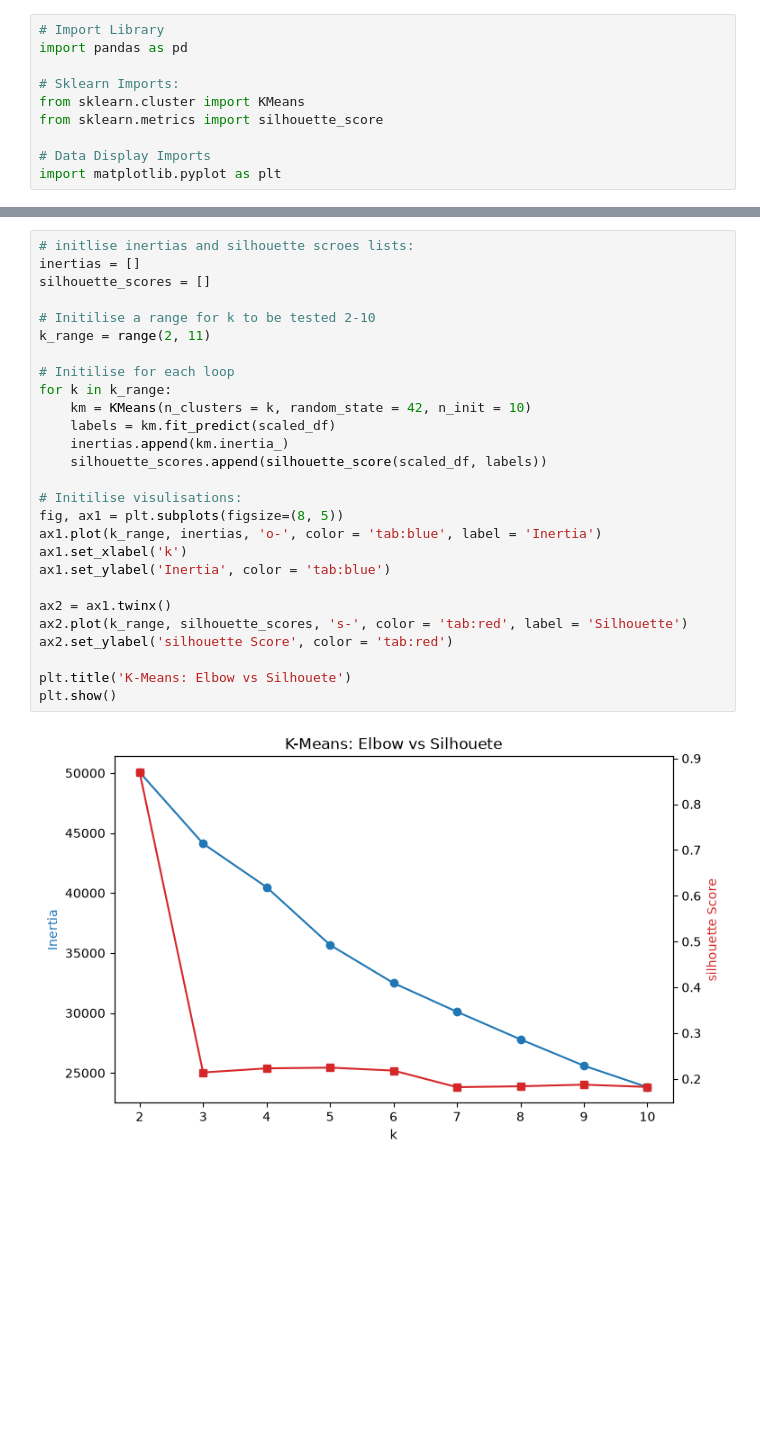
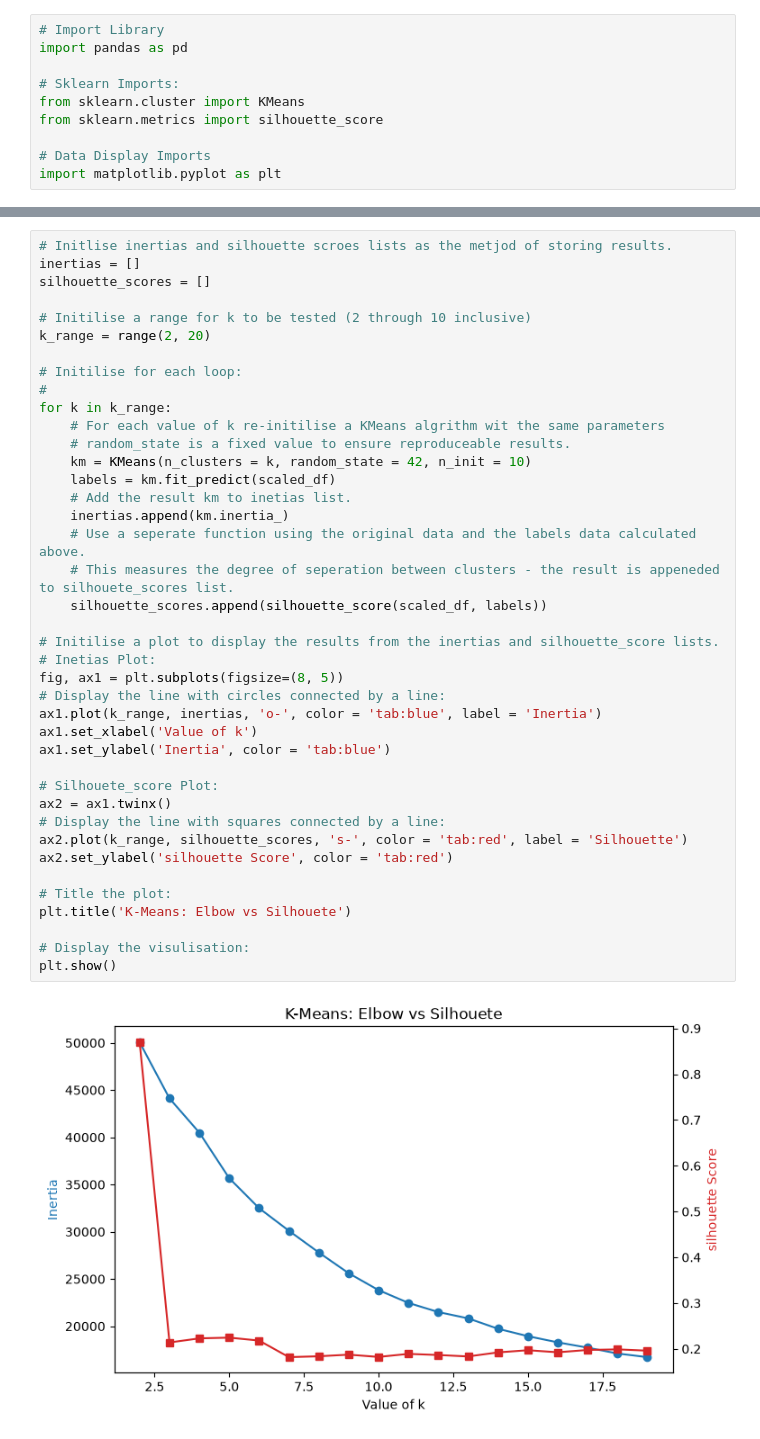
Before and after one commit to calAshy/theCoffeeCo, a Jupyter notebook: 1_Code/ml_pipeline.ipynb, the cells around one changed output, grey strips where cells are left out. Drawn from its saved outputs; the diff is of its cells as text; blank space fills up the shorter version.

```diff
--- a/1_Code/ml_pipeline.ipynb
+++ b/1_Code/ml_pipeline.ipynb
@@ -54,30 +69,43 @@ Silhouette score measures for seperation, which is different from inertia. for e
 # %%
-# initlise inertias and silhouette scroes lists:
+# Initlise inertias and silhouette scroes lists as the metjod of storing results.
 inertias = []
 silhouette_scores = []
 
-# Initilise a range for k to be tested 2-10
-k_range = range(2, 11)
+# Initilise a range for k to be tested (2 through 10 inclusive)
+k_range = range(2, 20)
 
-# Initilise for each loop
+# Initilise for each loop:
+#
 for k in k_range:
+    # For each value of k re-initilise a KMeans algrithm wit the same parameters
+    # random_state is a fixed value to ensure reproduceable results.
     km = KMeans(n_clusters = k, random_state = 42, n_init = 10)
     labels = km.fit_predict(scaled_df)
+    # Add the result km to inetias list.
     inertias.append(km.inertia_)
+    # Use a seperate function using the original data and the labels data calculated above.
+    # This measures the degree of seperation between clusters - the result is appeneded to silhouete_scores list.
     silhouette_scores.append(silhouette_score(scaled_df, labels))
 
-# Initilise visulisations:
+# Initilise a plot to display the results from the inertias and silhouette_score lists.
+# Inetias Plot:
 fig, ax1 = plt.subplots(figsize=(8, 5))
+# Display the line with circles connected by a line:
 ax1.plot(k_range, inertias, 'o-', color = 'tab:blue', label = 'Inertia')
-ax1.set_xlabel('k')
+ax1.set_xlabel('Value of k')
 ax1.set_ylabel('Inertia', color = 'tab:blue')
 
+# Silhouete_score Plot:
 ax2 = ax1.twinx()
+# Display the line with squares connected by a line:
 ax2.plot(k_range, silhouette_scores, 's-', color = 'tab:red', label = 'Silhouette')
 ax2.set_ylabel('silhouette Score', color = 'tab:red')
 
+# Title the plot:
 plt.title('K-Means: Elbow vs Silhouete')
+
+# Display the visulisation:
 plt.show()
 # %% [output]
-[figure, old version]
+[figure, new version]
 # %% [markdown]
```
Also changed, not shown: parts of 16 cells of this notebook, 3 other files.
